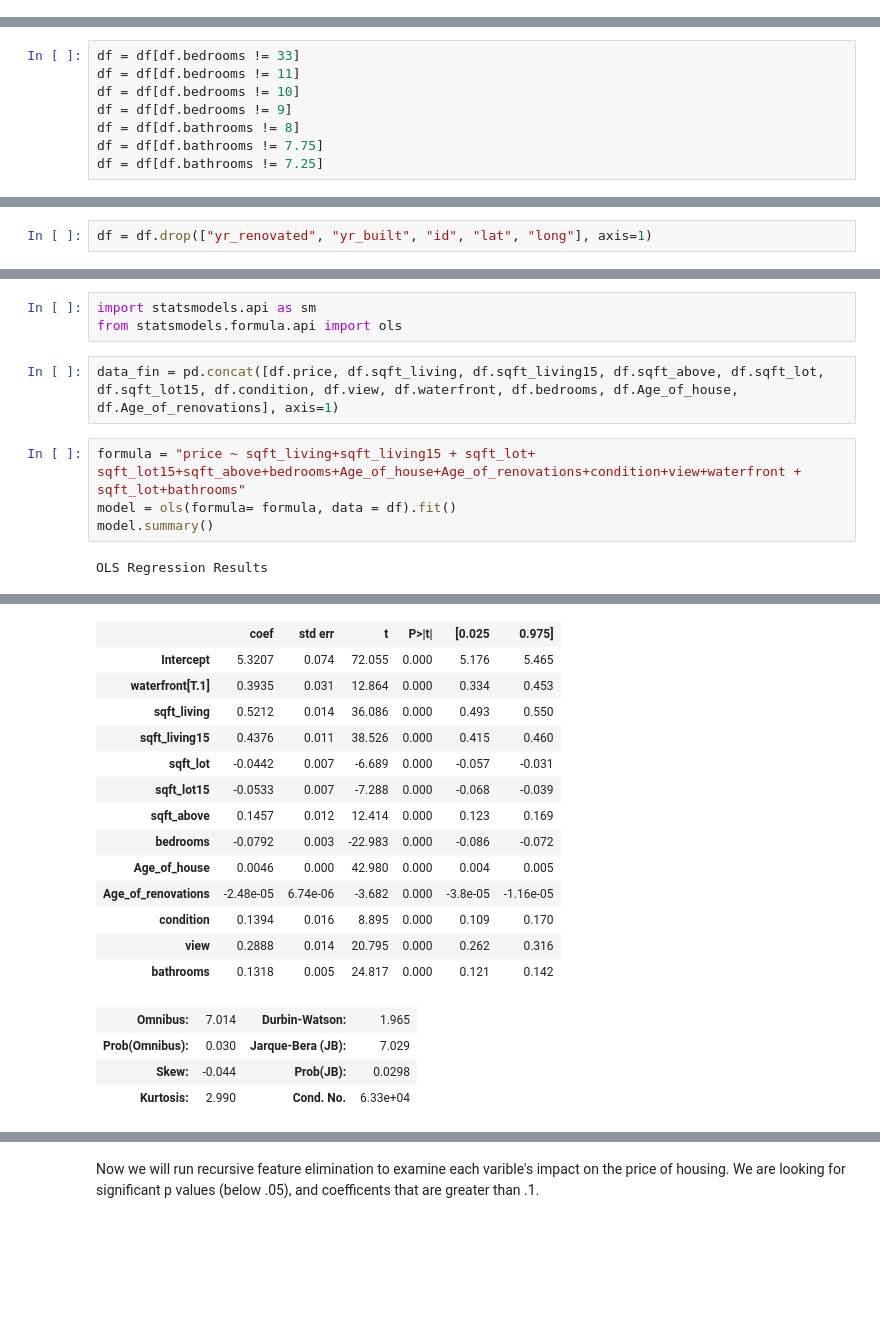
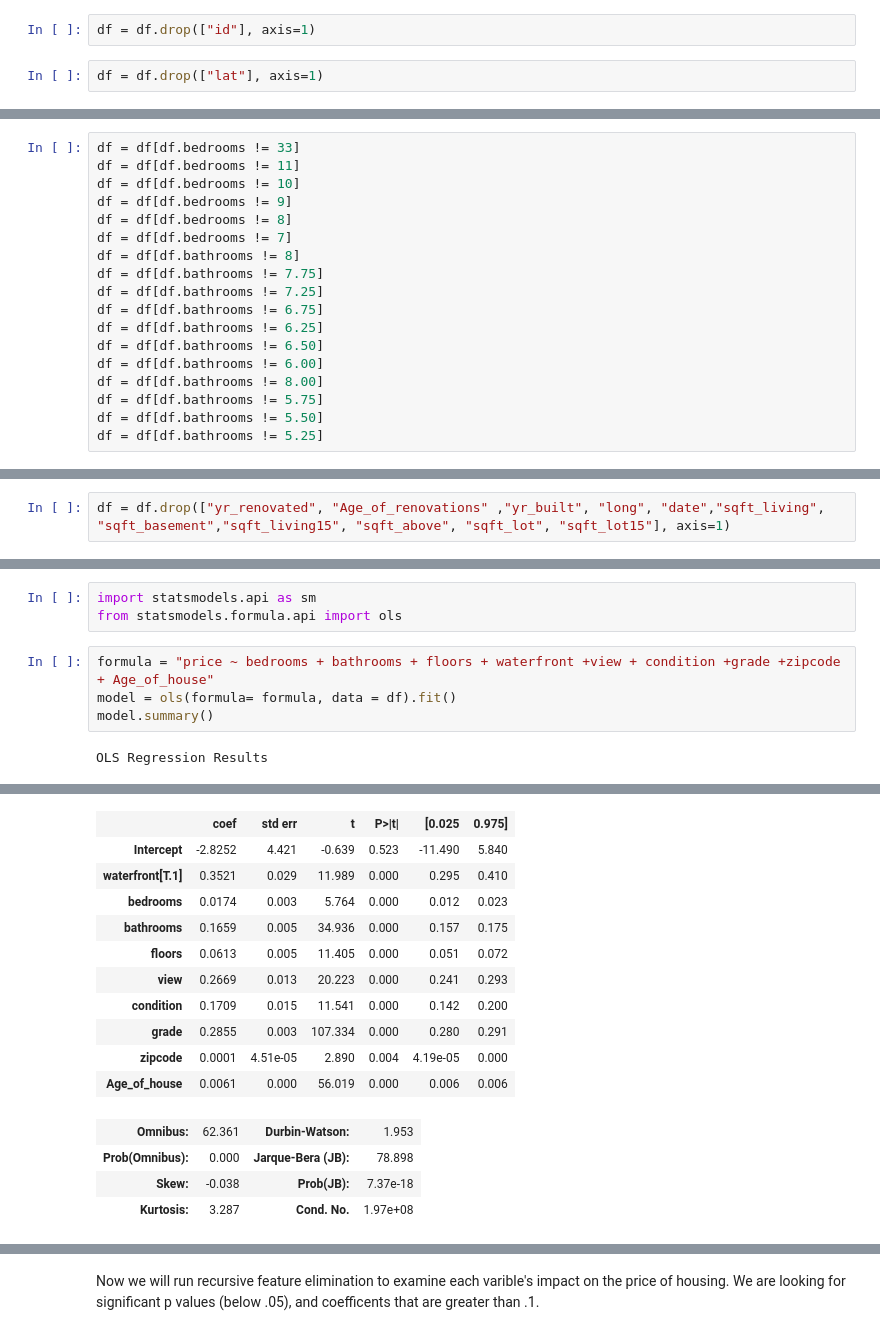
Before and after one commit to Anna-Eissenberg/dsc-1-final-project-online-ds-pt-011419, a Jupyter notebook: Cleaned Data.ipynb, the cells around one changed output, grey strips where cells are left out. Saved outputs shown, nothing was run; the diff lists cells and outputs as text; blank space fills up the shorter version.

```diff
--- a/Cleaned Data.ipynb
+++ b/Cleaned Data.ipynb
@@ -112 +121,5 @@ memory usage: 3.5+ MB
+# %%
+df = df.drop(["id"], axis=1)
+# %%
+df = df.drop(["lat"], axis=1)
 # %%
@@ -141,9 +188,19 @@ df = df[df.bedrooms != 33]
 df = df[df.bedrooms != 11]
 df = df[df.bedrooms != 10]
 df = df[df.bedrooms != 9]
+df = df[df.bedrooms != 8]
+df = df[df.bedrooms != 7]
 df = df[df.bathrooms != 8]
 df = df[df.bathrooms != 7.75]
 df = df[df.bathrooms != 7.25]
+df = df[df.bathrooms != 6.75]
+df = df[df.bathrooms != 6.25]
+df = df[df.bathrooms != 6.50]
+df = df[df.bathrooms != 6.00]
+df = df[df.bathrooms != 8.00]
+df = df[df.bathrooms != 5.75]
+df = df[df.bathrooms != 5.50]
+df = df[df.bathrooms != 5.25]
 # %% [markdown]
 Log Transformations:
 # %%
@@ -207,2 +264,2 @@ Now, it's time to run the model. From the above testing, it's apparent that ID,
 # %%
-df = df.drop(["yr_renovated", "yr_built", "id", "lat", "long"], axis=1)
+df = df.drop(["yr_renovated", "Age_of_renovations" ,"yr_built", "long", "date","sqft_living", "sqft_basement","sqft_living15", "sqft_above", "sqft_lot", "sqft_lot15"], axis=1)
@@ -209,10 +284,8 @@ df = df.drop(["yr_renovated", "yr_built", "id", "lat", "long"], axis=1)
 # %%
 import statsmodels.api as sm
 from statsmodels.formula.api import ols
-# %%
-data_fin = pd.concat([df.price, df.sqft_living, df.sqft_living15, df.sqft_above, df.sqft_lot, df.sqft_lot15, df.condition, df.view, df.waterfront, df.bedrooms, df.Age_of_house, df.Age_of_renovations], axis=1)
 # %%
-formula = "price ~ sqft_living+sqft_living15 + sqft_lot+ sqft_lot15+sqft_above+bedrooms+Age_of_house+Age_of_renovations+condition+view+waterfront + sqft_lot+bathrooms"
+formula = "price ~ bedrooms + bathrooms + floors + waterfront +view + condition +grade +zipcode + Age_of_house"
 model = ols(formula= formula, data = df).fit()
 model.summary()
 # %% [output]
@@ -228,21 +301,18 @@ OLS Regression Results
 | Covariance Type: | nonrobust |  |  |
 |  | coef | std err | t | P>|t| | [0.025 | 0.975] |
-| Intercept | 5.3207 | 0.074 | 72.055 | 0.000 | 5.176 | 5.465 |
-| waterfront[T.1] | 0.3935 | 0.031 | 12.864 | 0.000 | 0.334 | 0.453 |
-| sqft_living | 0.5212 | 0.014 | 36.086 | 0.000 | 0.493 | 0.550 |
-| sqft_living15 | 0.4376 | 0.011 | 38.526 | 0.000 | 0.415 | 0.460 |
-| sqft_lot | -0.0442 | 0.007 | -6.689 | 0.000 | -0.057 | -0.031 |
-| sqft_lot15 | -0.0533 | 0.007 | -7.288 | 0.000 | -0.068 | -0.039 |
-| sqft_above | 0.1457 | 0.012 | 12.414 | 0.000 | 0.123 | 0.169 |
-| bedrooms | -0.0792 | 0.003 | -22.983 | 0.000 | -0.086 | -0.072 |
-| Age_of_house | 0.0046 | 0.000 | 42.980 | 0.000 | 0.004 | 0.005 |
-| Age_of_renovations | -2.48e-05 | 6.74e-06 | -3.682 | 0.000 | -3.8e-05 | -1.16e-05 |
-| condition | 0.1394 | 0.016 | 8.895 | 0.000 | 0.109 | 0.170 |
-| view | 0.2888 | 0.014 | 20.795 | 0.000 | 0.262 | 0.316 |
-| bathrooms | 0.1318 | 0.005 | 24.817 | 0.000 | 0.121 | 0.142 |
+| Intercept | -2.8252 | 4.421 | -0.639 | 0.523 | -11.490 | 5.840 |
+| waterfront[T.1] | 0.3521 | 0.029 | 11.989 | 0.000 | 0.295 | 0.410 |
+| bedrooms | 0.0174 | 0.003 | 5.764 | 0.000 | 0.012 | 0.023 |
+| bathrooms | 0.1659 | 0.005 | 34.936 | 0.000 | 0.157 | 0.175 |
+| floors | 0.0613 | 0.005 | 11.405 | 0.000 | 0.051 | 0.072 |
+| view | 0.2669 | 0.013 | 20.223 | 0.000 | 0.241 | 0.293 |
+| condition | 0.1709 | 0.015 | 11.541 | 0.000 | 0.142 | 0.200 |
+| grade | 0.2855 | 0.003 | 107.334 | 0.000 | 0.280 | 0.291 |
+| zipcode | 0.0001 | 4.51e-05 | 2.890 | 0.004 | 4.19e-05 | 0.000 |
+| Age_of_house | 0.0061 | 0.000 | 56.019 | 0.000 | 0.006 | 0.006 |
-| Omnibus: | 7.014 | Durbin-Watson: | 1.965 |
-| Prob(Omnibus): | 0.030 | Jarque-Bera (JB): | 7.029 |
-| Skew: | -0.044 | Prob(JB): | 0.0298 |
-| Kurtosis: | 2.990 | Cond. No. | 6.33e+04 |
+| Omnibus: | 62.361 | Durbin-Watson: | 1.953 |
+| Prob(Omnibus): | 0.000 | Jarque-Bera (JB): | 78.898 |
+| Skew: | -0.038 | Prob(JB): | 7.37e-18 |
+| Kurtosis: | 3.287 | Cond. No. | 1.97e+08 |
 Warnings:
 [1] Standard Errors assume that the covariance matrix of the errors is correctly specified.
```
Also changed, not shown: parts of 42 cells of this notebook.
